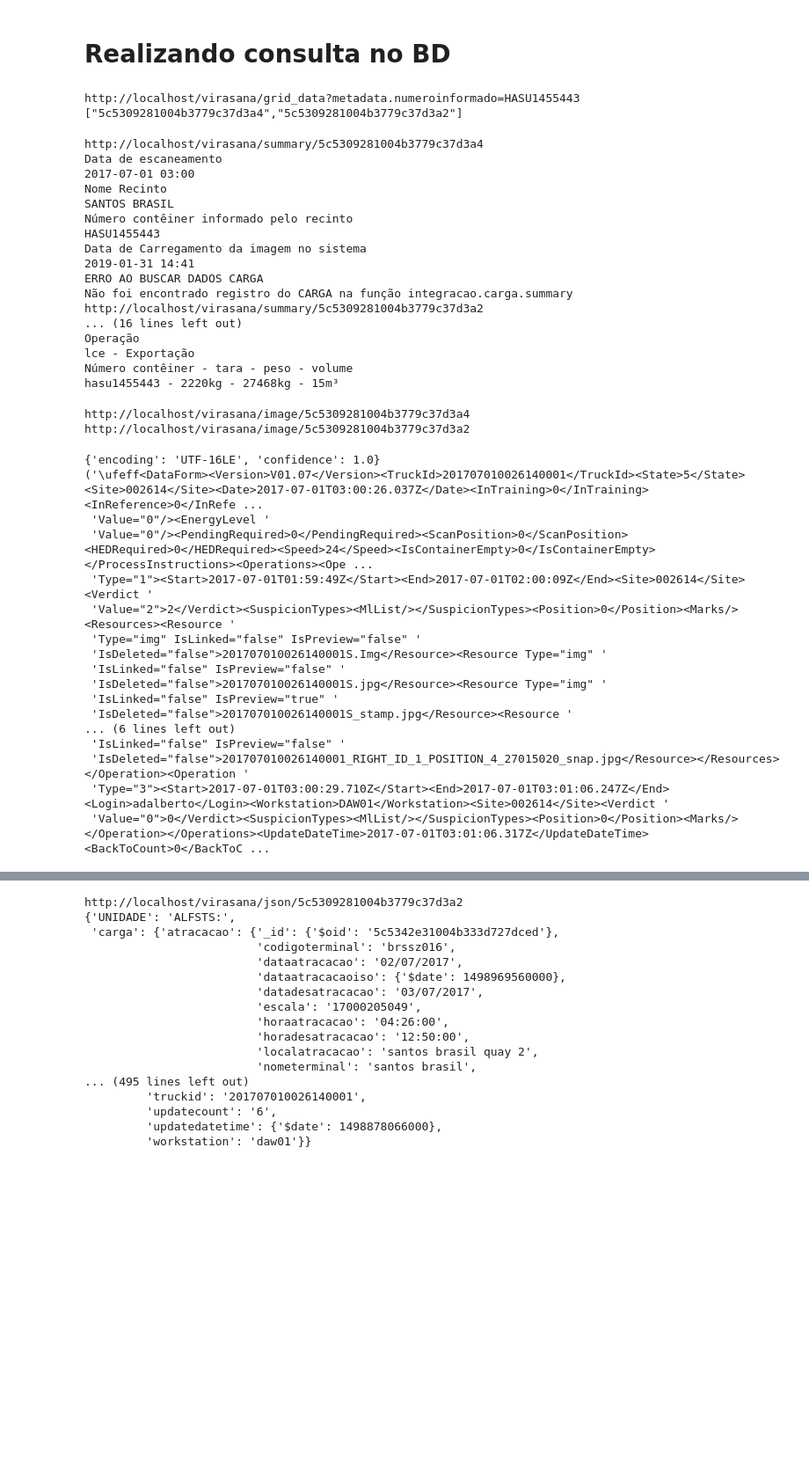
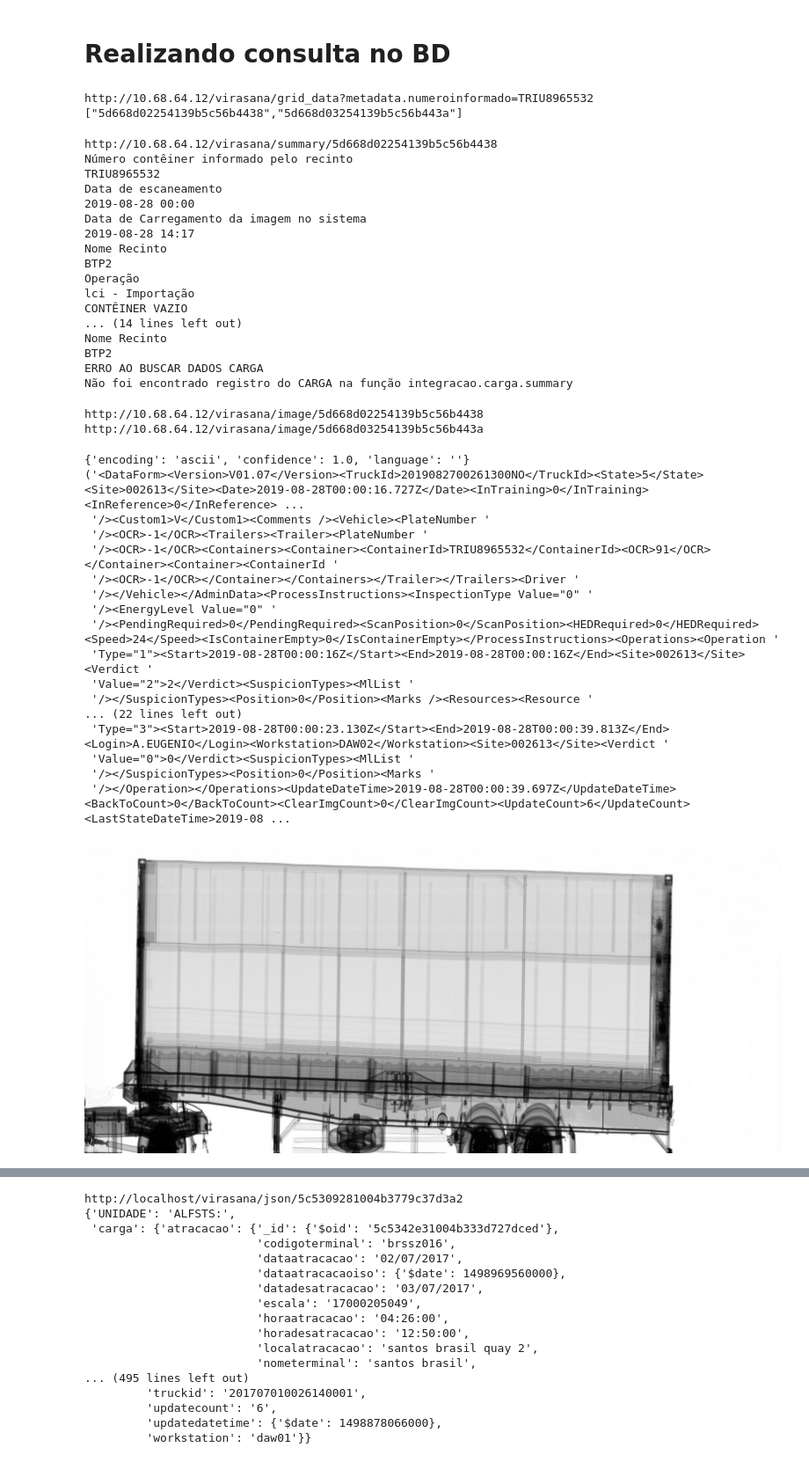
Before and after one commit to williansnogueira/virasana, a Jupyter notebook: virasana/notebooks/virasana_integracao_exemplo.ipynb, the cells around one changed output, grey strips where cells are left out. Shown at 88% size. Saved outputs shown, nothing was run; the diff lists cells and outputs as text; code cells hidden in the pictures; blank space fills up the shorter version.

```diff
--- a/virasana/notebooks/virasana_integracao_exemplo.ipynb
+++ b/virasana/notebooks/virasana_integracao_exemplo.ipynb
@@ -6,15 +6,16 @@ import requests
 from IPython.display import Image
 
 VIRASANA_URL = "http://localhost/virasana/"
+VIRASANA_URL = "http://10.68.64.12/virasana/"
 # %% [markdown]
 # Realizando consulta no BD
 # %%
-r = requests.get(VIRASANA_URL + "grid_data", params={'metadata.numeroinformado': 'HASU1455443'})
+r = requests.get(VIRASANA_URL + "grid_data", params={'metadata.numeroinformado': 'TRIU8965532'})
 print(r.url)
 print(r.text)
 # %% [output]
-http://localhost/virasana/grid_data?metadata.numeroinformado=HASU1455443
-["5c5309281004b3779c37d3a4","5c5309281004b3779c37d3a2"]
+http://10.68.64.12/virasana/grid_data?metadata.numeroinformado=TRIU8965532
+["5d668d02254139b5c56b4438","5d668d03254139b5c56b443a"]
 # %%
 lista_ids = list(r.json())
 # %%
@@ -23,23 +24,23 @@ for _id in lista_ids:
     print(r.url)
     print(r.text)
 # %% [output]
-http://localhost/virasana/summary/5c5309281004b3779c37d3a4
+http://10.68.64.12/virasana/summary/5d668d02254139b5c56b4438
+Número contêiner informado pelo recinto
+TRIU8965532
 Data de escaneamento
-2017-07-01 03:00
+2019-08-28 00:00
+Data de Carregamento da imagem no sistema
+2019-08-28 14:17
 Nome Recinto
-SANTOS BRASIL
-Número contêiner informado pelo recinto
-HASU1455443
-Data de Carregamento da imagem no sistema
-2019-01-31 14:41
+BTP2
+Operação
+lci - Importação
+CONTÊINER VAZIO
+... (14 lines left out)
+Nome Recinto
+BTP2
 ERRO AO BUSCAR DADOS CARGA
 Não foi encontrado registro do CARGA na função integracao.carga.summary
-http://localhost/virasana/summary/5c5309281004b3779c37d3a2
-... (16 lines left out)
-Operação
-lce - Exportação
-Número contêiner - tara - peso - volume
-hasu1455443 - 2220kg - 27468kg - 15m³
 # %%
 imgs = []
 for _id in lista_ids:
@@ -47,32 +48,34 @@ for _id in lista_ids:
     print(r.url)
     imgs.append(r)
 # %% [output]
-http://localhost/virasana/image/5c5309281004b3779c37d3a4
-http://localhost/virasana/image/5c5309281004b3779c37d3a2
+http://10.68.64.12/virasana/image/5d668d02254139b5c56b4438
+http://10.68.64.12/virasana/image/5d668d03254139b5c56b443a
 # %%
-encode = chardet.detect(imgs[0].content)
+encode = chardet.detect(imgs[1].content)
 print(encode)
-pprint.pprint(bytes(imgs[0].content).decode(encode['encoding']))
+pprint.pprint(bytes(imgs[1].content).decode(encode['encoding']))
 # %% [output]
-{'encoding': 'UTF-16LE', 'confidence': 1.0}
-('\ufeff<DataForm><Version>V01.07</Version><TruckId>201707010026140001</TruckId><State>5</State><Site>002614</Site><Date>2017-07-01T03:00:26.037Z</Date><InTraining>0</InTraining><InReference>0</InRefe ...
- 'Value="0"/><EnergyLevel '
- 'Value="0"/><PendingRequired>0</PendingRequired><ScanPosition>0</ScanPosition><HEDRequired>0</HEDRequired><Speed>24</Speed><IsContainerEmpty>0</IsContainerEmpty></ProcessInstructions><Operations><Ope ...
- 'Type="1"><Start>2017-07-01T01:59:49Z</Start><End>2017-07-01T02:00:09Z</End><Site>002614</Site><Verdict '
- 'Value="2">2</Verdict><SuspicionTypes><MlList/></SuspicionTypes><Position>0</Position><Marks/><Resources><Resource '
- 'Type="img" IsLinked="false" IsPreview="false" '
- 'IsDeleted="false">201707010026140001S.Img</Resource><Resource Type="img" '
- 'IsLinked="false" IsPreview="false" '
- 'IsDeleted="false">201707010026140001S.jpg</Resource><Resource Type="img" '
- 'IsLinked="false" IsPreview="true" '
- 'IsDeleted="false">201707010026140001S_stamp.jpg</Resource><Resource '
-... (6 lines left out)
- 'IsLinked="false" IsPreview="false" '
- 'IsDeleted="false">201707010026140001_RIGHT_ID_1_POSITION_4_27015020_snap.jpg</Resource></Resources></Operation><Operation '
- 'Type="3"><Start>2017-07-01T03:00:29.710Z</Start><End>2017-07-01T03:01:06.247Z</End><Login>adalberto</Login><Workstation>DAW01</Workstation><Site>002614</Site><Verdict '
- 'Value="0">0</Verdict><SuspicionTypes><MlList/></SuspicionTypes><Position>0</Position><Marks/></Operation></Operations><UpdateDateTime>2017-07-01T03:01:06.317Z</UpdateDateTime><BackToCount>0</BackToC ...
+{'encoding': 'ascii', 'confidence': 1.0, 'language': ''}
+('<DataForm><Version>V01.07</Version><TruckId>2019082700261300NO</TruckId><State>5</State><Site>002613</Site><Date>2019-08-28T00:00:16.727Z</Date><InTraining>0</InTraining><InReference>0</InReference> ...
+ '/><Custom1>V</Custom1><Comments /><Vehicle><PlateNumber '
+ '/><OCR>-1</OCR><Trailers><Trailer><PlateNumber '
+ '/><OCR>-1</OCR><Containers><Container><ContainerId>TRIU8965532</ContainerId><OCR>91</OCR></Container><Container><ContainerId '
+ '/><OCR>-1</OCR></Container></Containers></Trailer></Trailers><Driver '
+ '/></Vehicle></AdminData><ProcessInstructions><InspectionType Value="0" '
+ '/><EnergyLevel Value="0" '
+ '/><PendingRequired>0</PendingRequired><ScanPosition>0</ScanPosition><HEDRequired>0</HEDRequired><Speed>24</Speed><IsContainerEmpty>0</IsContainerEmpty></ProcessInstructions><Operations><Operation '
+ 'Type="1"><Start>2019-08-28T00:00:16Z</Start><End>2019-08-28T00:00:16Z</End><Site>002613</Site><Verdict '
+ 'Value="2">2</Verdict><SuspicionTypes><MlList '
+ '/></SuspicionTypes><Position>0</Position><Marks /><Resources><Resource '
+... (22 lines left out)
+ 'Type="3"><Start>2019-08-28T00:00:23.130Z</Start><End>2019-08-28T00:00:39.813Z</End><Login>A.EUGENIO</Login><Workstation>DAW02</Workstation><Site>002613</Site><Verdict '
+ 'Value="0">0</Verdict><SuspicionTypes><MlList '
+ '/></SuspicionTypes><Position>0</Position><Marks '
+ '/></Operation></Operations><UpdateDateTime>2019-08-28T00:00:39.697Z</UpdateDateTime><BackToCount>0</BackToCount><ClearImgCount>0</ClearImgCount><UpdateCount>6</UpdateCount><LastStateDateTime>2019-08 ...
 # %%
-Image(imgs[1].content)
+Image(imgs[0].content)
+# %% [output]
+[figure, added]
 # %%
 r = requests.get(VIRASANA_URL + "mini1/%s" % lista_ids[1])
 print(r.url)
```
Also changed, not shown: parts of 2 cells of this notebook, 3 other files.
